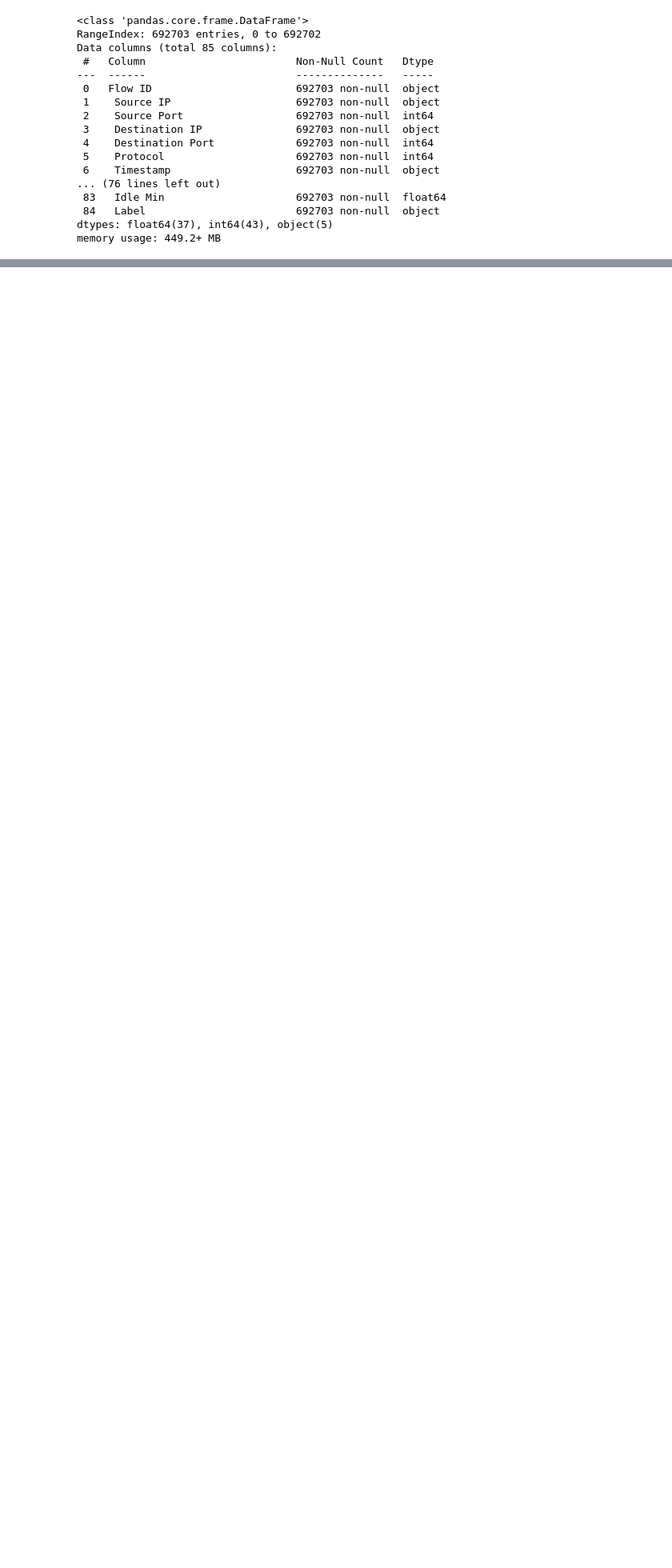
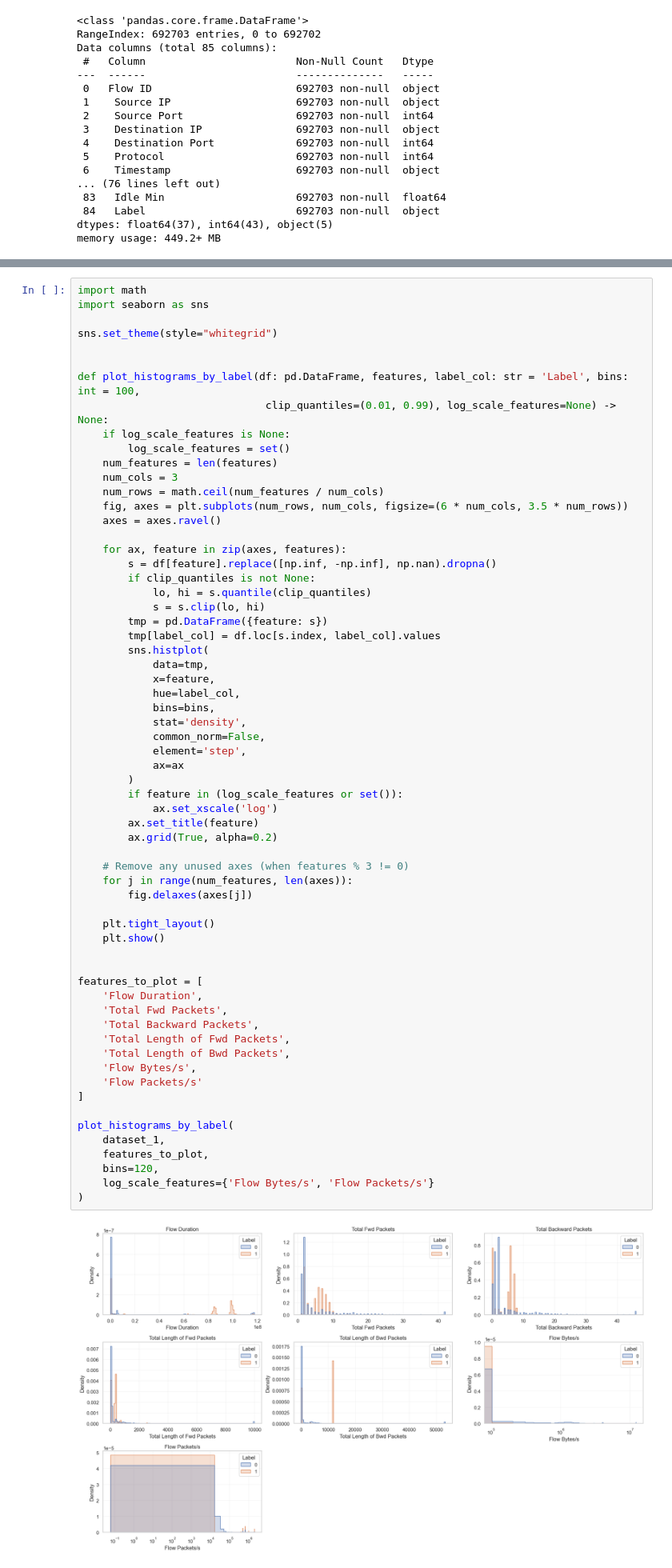
Before and after one commit to BrianColclough/applied-machine-learning, a Jupyter notebook: Module 10/assignment-10_Colclough.ipynb, the cells around one changed output, grey strips where cells are left out. Shown at 80% size. Drawn from its saved outputs; the diff is of its cells as text; blank space fills up the shorter version.

```diff
--- a/Module 10/assignment-10_Colclough.ipynb
+++ b/Module 10/assignment-10_Colclough.ipynb
@@ -41,0 +267,65 @@ dataset_1.describe()
+# %%
+import math
+import seaborn as sns
+
+sns.set_theme(style="whitegrid")
+
+
+def plot_histograms_by_label(df: pd.DataFrame, features, label_col: str = 'Label', bins: int = 100,
+                              clip_quantiles=(0.01, 0.99), log_scale_features=None) -> None:
+    if log_scale_features is None:
+        log_scale_features = set()
+    num_features = len(features)
+    num_cols = 3
+    num_rows = math.ceil(num_features / num_cols)
+    fig, axes = plt.subplots(num_rows, num_cols, figsize=(6 * num_cols, 3.5 * num_rows))
+    axes = axes.ravel()
+
+    for ax, feature in zip(axes, features):
+        s = df[feature].replace([np.inf, -np.inf], np.nan).dropna()
+        if clip_quantiles is not None:
+            lo, hi = s.quantile(clip_quantiles)
+            s = s.clip(lo, hi)
+        tmp = pd.DataFrame({feature: s})
+        tmp[label_col] = df.loc[s.index, label_col].values
+        sns.histplot(
+            data=tmp,
+            x=feature,
+            hue=label_col,
+            bins=bins,
+            stat='density',
+            common_norm=False,
+            element='step',
+            ax=ax
+        )
+        if feature in (log_scale_features or set()):
+            ax.set_xscale('log')
+        ax.set_title(feature)
+        ax.grid(True, alpha=0.2)
+
+    # Remove any unused axes (when features % 3 != 0)
+    for j in range(num_features, len(axes)):
+        fig.delaxes(axes[j])
+
+    plt.tight_layout()
+    plt.show()
+
+
+features_to_plot = [
+    'Flow Duration',
+    'Total Fwd Packets',
+    'Total Backward Packets',
+    'Total Length of Fwd Packets',
+    'Total Length of Bwd Packets',
+    'Flow Bytes/s',
+    'Flow Packets/s'
+]
+
+plot_histograms_by_label(
+    dataset_1,
+    features_to_plot,
+    bins=120,
+    log_scale_features={'Flow Bytes/s', 'Flow Packets/s'}
+)
+# %% [output]
+[figure, added]
```
Also changed, not shown: parts of 27 cells of this notebook.
